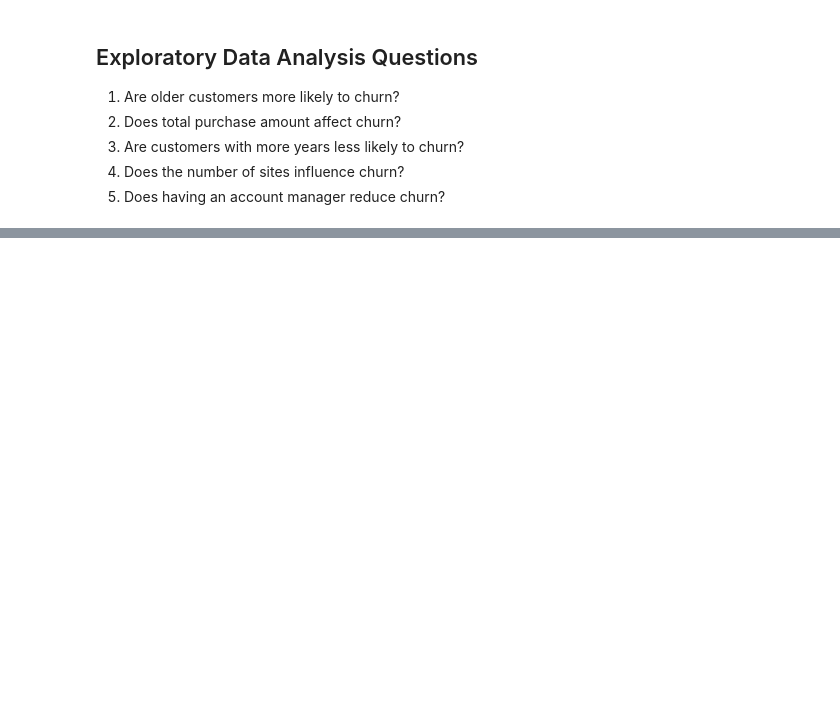
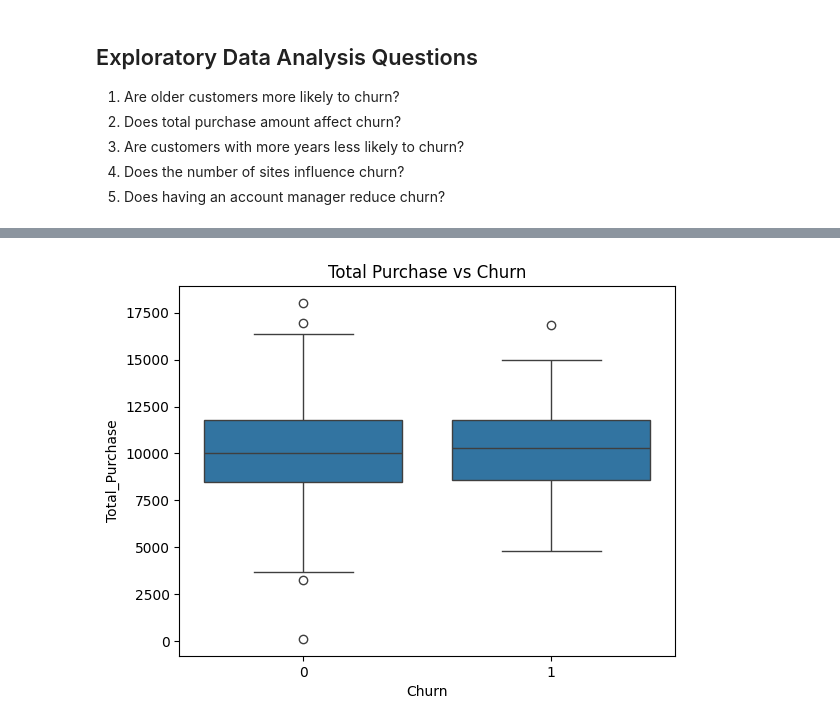
Before and after one commit to TharushiKarunarathne/Customer-Churn-Risk-Analysis-and-Prediction, a Jupyter notebook: notebooks/churn_analysis.ipynb, the cells around one changed output, grey strips where cells are left out. Saved outputs shown, nothing was run; the diff lists cells and outputs as text; code cells hidden in the pictures; blank space fills up the shorter version.

```diff
--- a/notebooks/churn_analysis.ipynb
+++ b/notebooks/churn_analysis.ipynb
@@ -125,0 +134,8 @@ The target variable is Churn. A value of 1 means the customer left, while 0 mean
+# %%
+# visualizing the relationship between Total_Purchase and Churn
+sns.boxplot(data=df, x="Churn", y="Total_Purchase")
+plt.title("Total Purchase vs Churn")
+plt.savefig("../images/total_purchase_vs_churn.png", bbox_inches="tight")
+plt.show()
+# %% [output]
+[figure, added]
```
Also changed, not shown: parts of 4 cells of this notebook, 5 other files.
